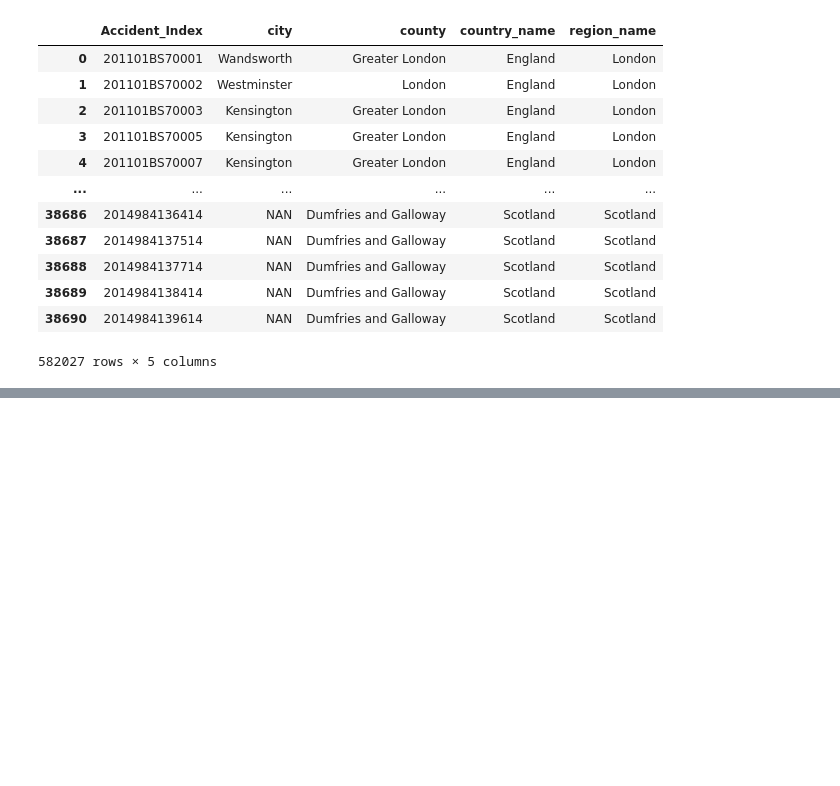
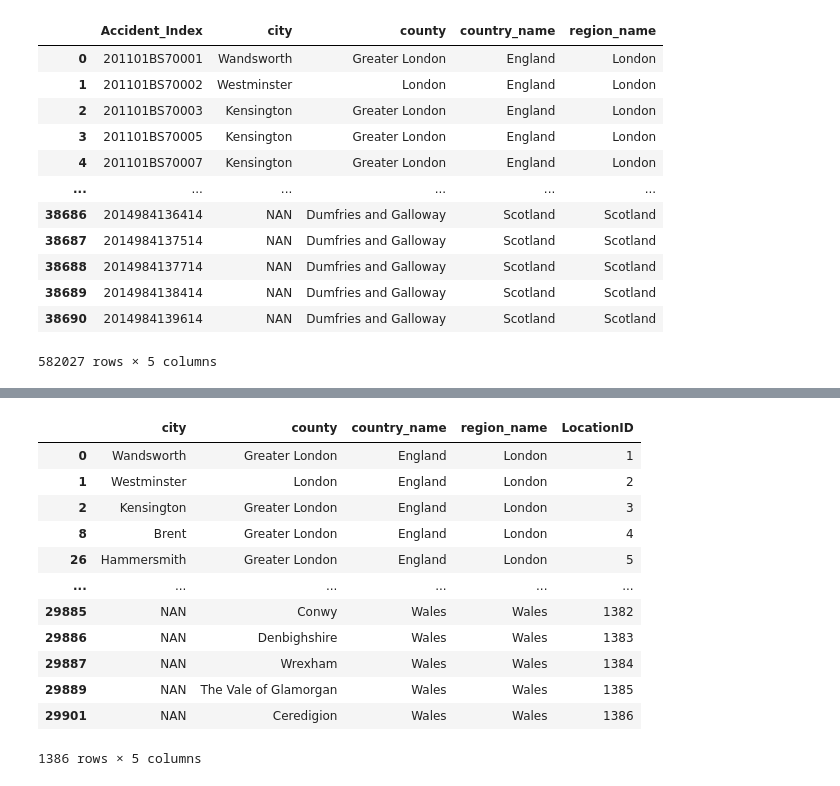
Before and after one commit to thetinhnguyen/TTKD-16-DATH, a Jupyter notebook: Data/Colab/Merge_file_and_download.ipynb, the cells around one changed output, grey strips where cells are left out. Drawn from its saved outputs; the diff is of its cells as text; code cells hidden in the pictures; blank space fills up the shorter version.

```diff
--- a/Data/Colab/Merge_file_and_download.ipynb
+++ b/Data/Colab/Merge_file_and_download.ipynb
@@ -405,0 +426,18 @@ Accident
+# %%
+Location = Location.drop_duplicates()
+Location['LocationID'] = np.arange(len(Location))+1
+Location
+# %% [output]
+|  | city | county | country_name | region_name | LocationID |
+| 0 | Wandsworth | Greater London | England | London | 1 |
+| 1 | Westminster | London | England | London | 2 |
+| 2 | Kensington | Greater London | England | London | 3 |
+| 8 | Brent | Greater London | England | London | 4 |
+| 26 | Hammersmith | Greater London | England | London | 5 |
+| ... | ... | ... | ... | ... | ... |
+| 29885 | NAN | Conwy | Wales | Wales | 1382 |
+| 29886 | NAN | Denbighshire | Wales | Wales | 1383 |
+| 29887 | NAN | Wrexham | Wales | Wales | 1384 |
+| 29889 | NAN | The Vale of Glamorgan | Wales | Wales | 1385 |
+| 29901 | NAN | Ceredigion | Wales | Wales | 1386 |
+1386 rows × 5 columns
```
Also changed, not shown: parts of 12 cells of this notebook.
